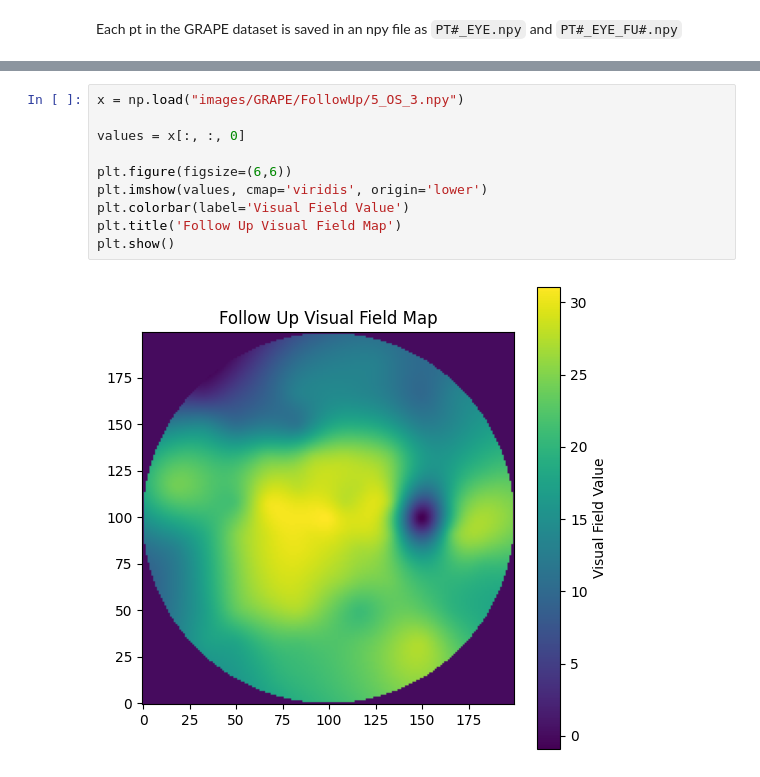
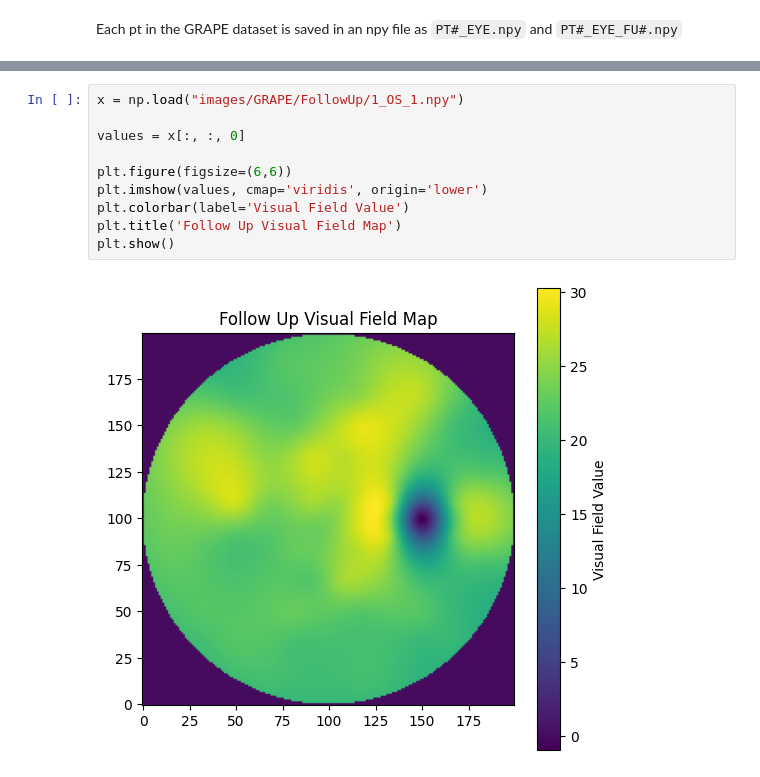
Before and after one commit to lilyhirano/Visual-Field-Analysis, a Jupyter notebook: grape_images.ipynb, the cells around one changed output, grey strips where cells are left out. Saved outputs shown, nothing was run; the diff lists cells and outputs as text.

```diff
--- a/grape_images.ipynb
+++ b/grape_images.ipynb
@@ -199,12 +199,12 @@ plt.show()
 # %%
-x = np.load("images/GRAPE/FollowUp/5_OS_3.npy")
+x = np.load("images/GRAPE/FollowUp/1_OS_1.npy")
 
 values = x[:, :, 0]
 
 plt.figure(figsize=(6,6))
 plt.imshow(values, cmap='viridis', origin='lower')
 plt.colorbar(label='Visual Field Value')
 plt.title('Follow Up Visual Field Map')
 plt.show()
 # %% [output]
-[figure, old version]
+[figure, new version]
```
Also changed, not shown: parts of 2 cells of this notebook, 10 other files.
